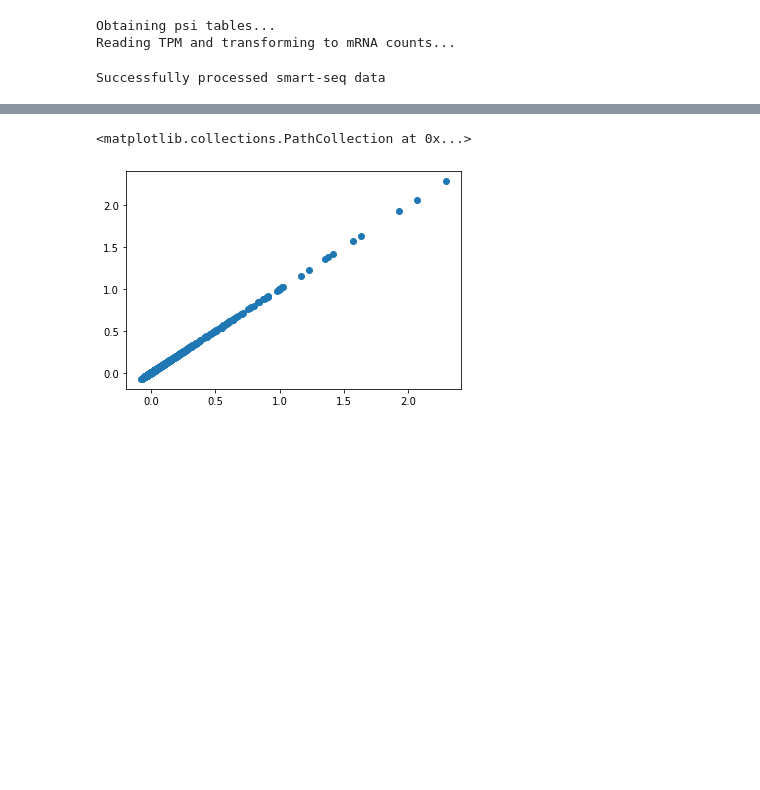
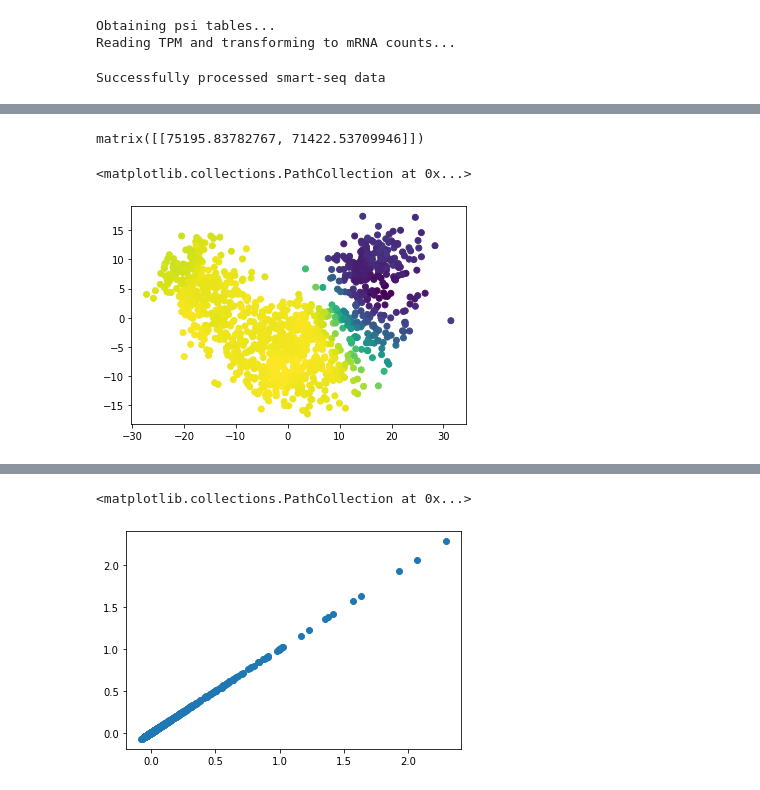
Before and after one commit to lareaulab/psix, a Jupyter notebook: psix/Untitled.ipynb, the cells around one changed output, grey strips where cells are left out. Saved outputs shown, nothing was run; the diff lists cells and outputs as text; code cells hidden in the pictures; blank space fills up the shorter version.

```diff
--- a/psix/Untitled.ipynb
+++ b/psix/Untitled.ipynb
@@ -143,3 +338,7 @@ psix_object.process_smartseq(
 Obtaining psi tables...
 Reading TPM and transforming to mRNA counts...
 Successfully processed smart-seq data
+# %%
+# psix_object.save_psix_object(overwrite=True)
+psix_object = Psix()
+psix_object.read_psix_object()
@@ -148,0 +397,19 @@ psix_object.get_cell_metric(latent='/mnt/lareaulab/cfbuenabadn/data_sc_regulatio
+# %%
+def get_background(psi_table, W, exon_list):
+
+    psi_output = pd.DataFrame()
+
+    for exon in tqdm(exon_list):
+
+        exon_psi = psi_table.loc[exon]
+
+        blanco = np.array([0 if np.isnan(x) else 1 for x in np.array(exon_psi)])
+
+        background_psi = np.array((W*exon_psi).sum(axis=1))/np.array(W*blanco).sum(axis=1)
+
+        psi_output[exon] = background_psi
+
+    psi_output.index = psi_table.columns
+    return psi_output.T
+# %%
+bg = get_background(psix_object.adata.uns['psi'].T, psix_object.adata.uns['cell_metric'], ['Mapt_1', 'Cadm1_10'])
@@ -149,3 +437,13 @@ psix_object.get_cell_metric(latent='/mnt/lareaulab/cfbuenabadn/data_sc_regulatio
+# %%
+(np.matrix(W)*np.matrix(blank).T).sum(axis=0)
+# %% [output]
+matrix([[75195.83782767, 71422.53709946]])
+# %%
+from matplotlib import pyplot as plt
+plt.scatter(psix_object.adata.obsm['latent'].PC_1, psix_object.adata.obsm['latent'].PC_2, c=bg.loc['Cadm1_10'])
+# %% [output]
+<matplotlib.collections.PathCollection at 0x...>
+[figure, added]
 # %%
 psix_object.compute_psix_scores()
 # %%
```
Also changed, not shown: parts of 66 cells of this notebook, 3 other files.
